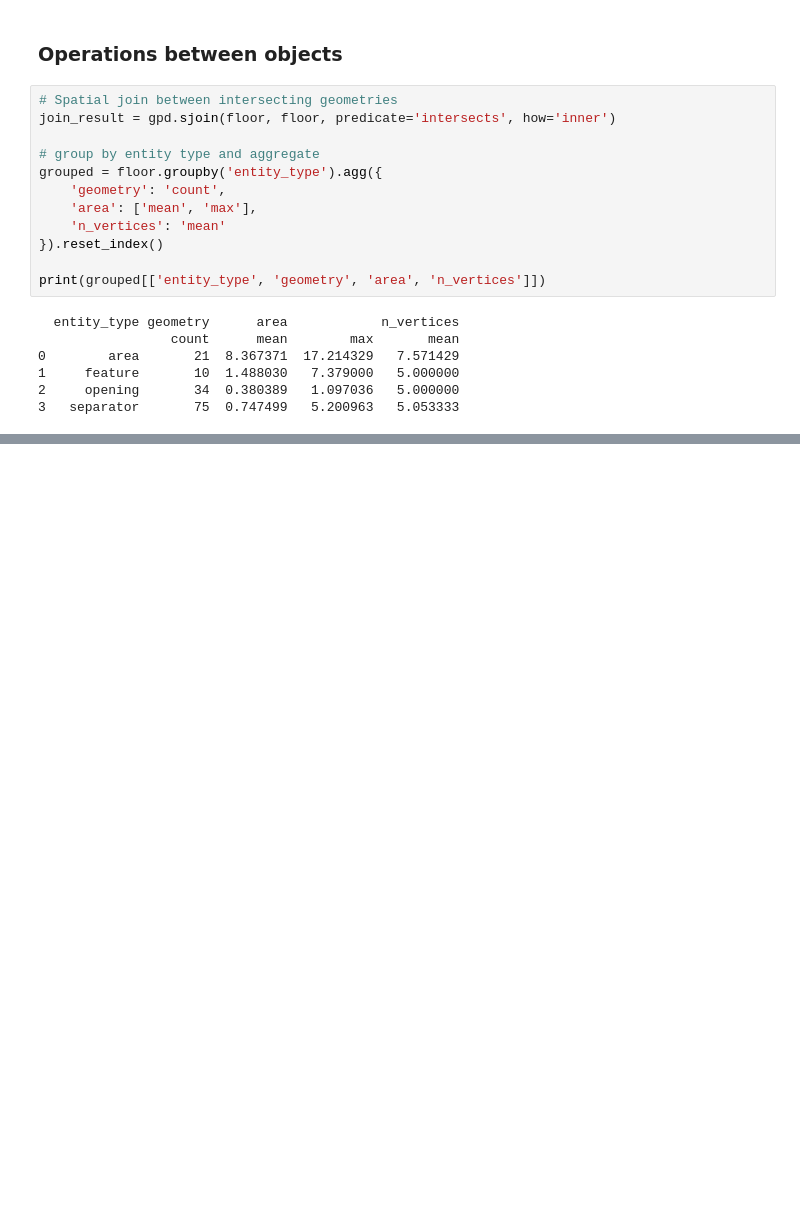
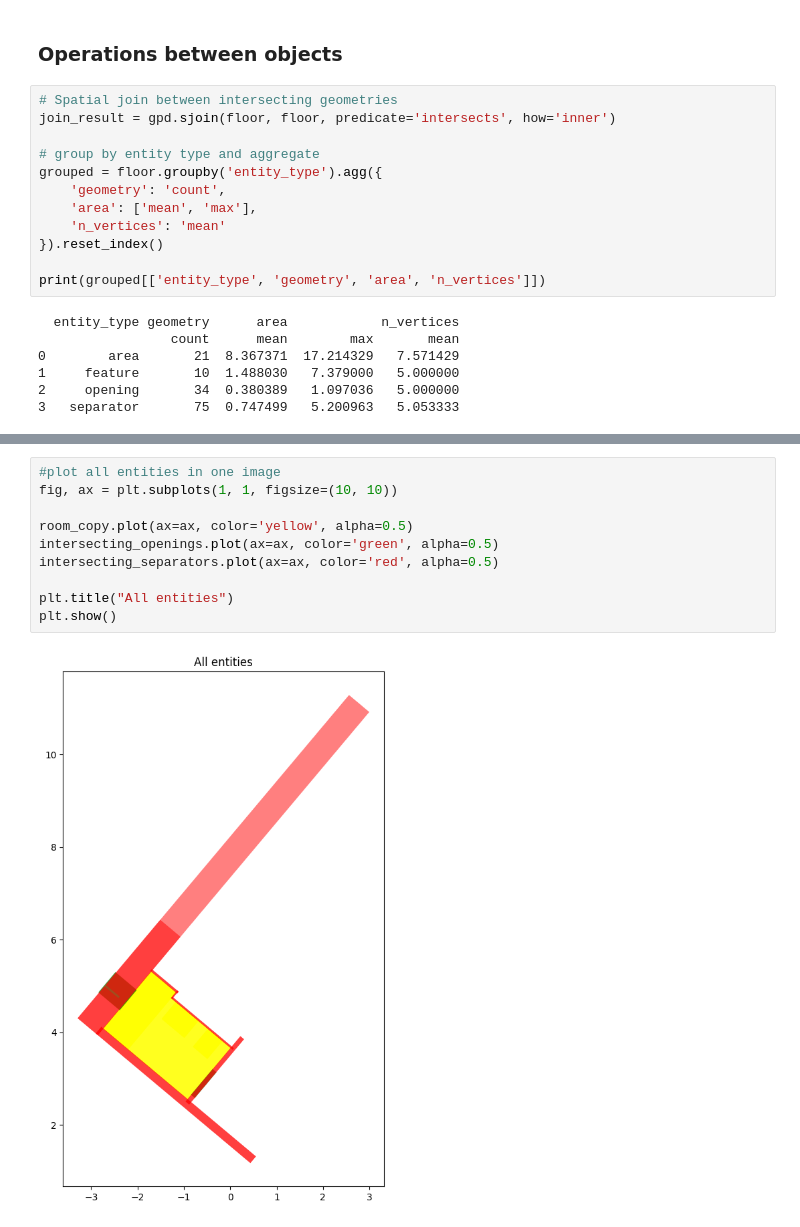
Before and after one commit to snt-arg/msd, a Jupyter notebook: NB - Data Curation 0 - Dataset Exploration.ipynb, the cells around one changed output, grey strips where cells are left out. Drawn from its saved outputs; the diff is of its cells as text; blank space fills up the shorter version.

```diff
--- a/NB - Data Curation 0 - Dataset Exploration.ipynb
+++ b/NB - Data Curation 0 - Dataset Exploration.ipynb
@@ -403,0 +448,12 @@ print(grouped[['entity_type', 'geometry', 'area', 'n_vertices']])
+# %%
+#plot all entities in one image
+fig, ax = plt.subplots(1, 1, figsize=(10, 10))
+
+room_copy.plot(ax=ax, color='yellow', alpha=0.5)
+intersecting_openings.plot(ax=ax, color='green', alpha=0.5)
+intersecting_separators.plot(ax=ax, color='red', alpha=0.5)
+
+plt.title("All entities")
+plt.show()
+# %% [output]
+[figure, added]
```
Also changed, not shown: parts of 14 cells of this notebook.
